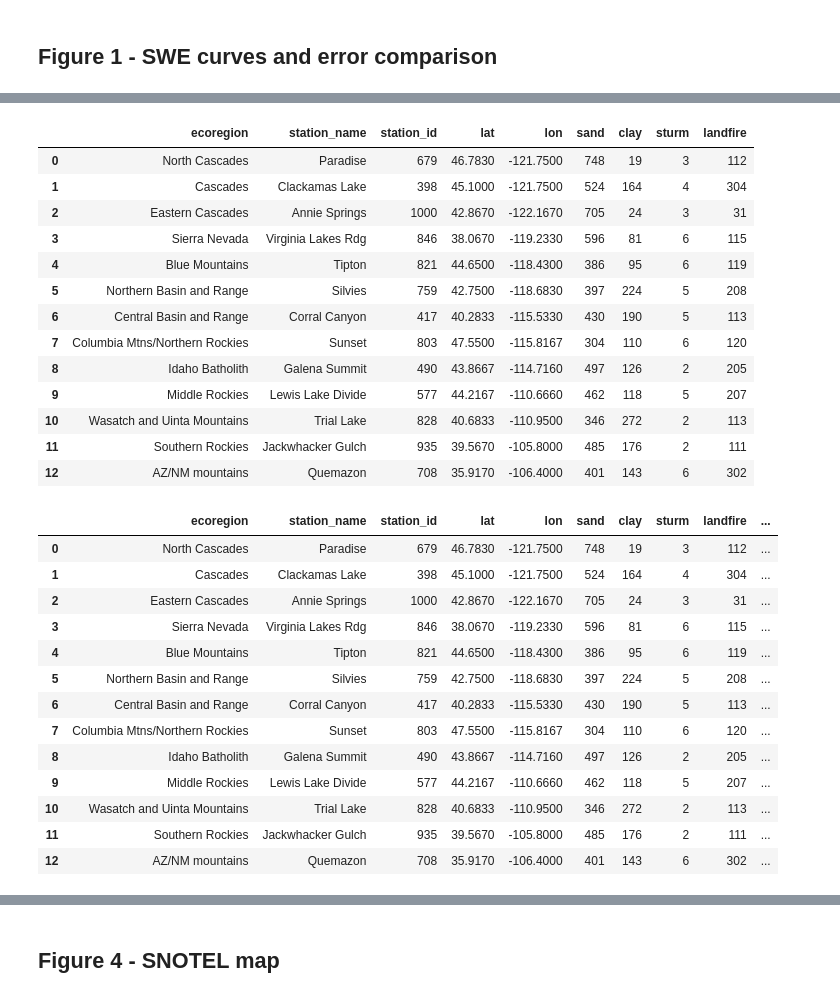
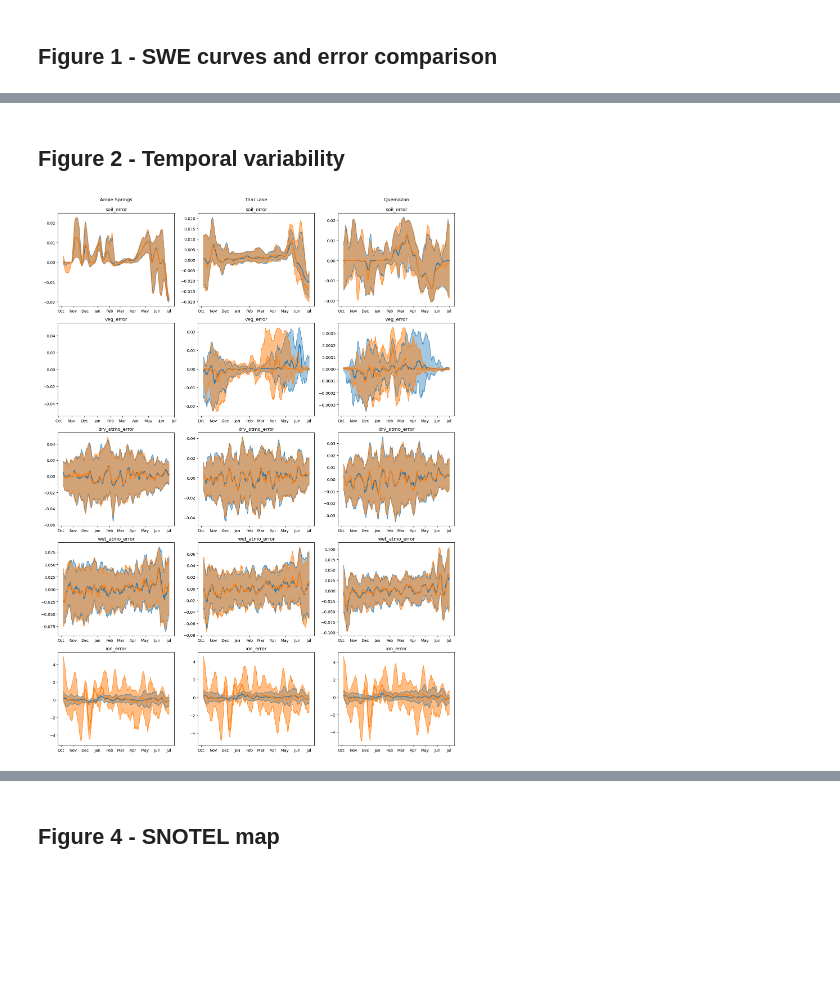
Before and after one commit to rpalomaki/SWE_error_analysis, a Jupyter notebook: ross_sandbox.ipynb, the cells around one changed output, grey strips where cells are left out. Saved outputs shown, nothing was run; the diff lists cells and outputs as text; code cells hidden in the pictures; blank space fills up the shorter version.

```diff
--- a/ross_sandbox.ipynb
+++ b/ross_sandbox.ipynb
@@ -312,42 +183,2 @@ Text(0.5, 1.0, 'Mores Creek Summit')
-# %%
-sturm = rxr.open_rasterio('../data_sandbox/swe_errors/SnowClass_NA_300m_10.0arcsec_2021_v01.0.tif')
-landfire = rxr.open_rasterio('../data_sandbox/swe_errors/LF2023_EVH_240_CONUS/Tif/LC23_EVH_240.tif')
-sites = pd.read_csv('../data_sandbox/swe_errors/snotel/fig4_sites.csv')
-sites['sturm'] = sites.apply(lambda site: int(sturm.sel(x=site['lon'], y=site['lat'], method='nearest')), axis=1)
-sites_wgs84 = gpd.GeoDataFrame(sites, geometry=gpd.points_from_xy(x=sites['lon'], y=sites['lat']), crs='epsg:4326')
-sites_nad83 = sites_wgs84.to_crs(landfire.rio.crs)
-sites['landfire'] = sites_nad83.apply(lambda site: int(landfire.sel(x=site.geometry.x, y=site.geometry.y, method='nearest')), axis=1)
-sites
-# %% [output]
-|  | ecoregion | station_name | station_id | lat | lon | sand | clay | sturm | landfire |
-| 0 | North Cascades | Paradise | 679 | 46.7830 | -121.7500 | 748 | 19 | 3 | 112 |
-| 1 | Cascades | Clackamas Lake | 398 | 45.1000 | -121.7500 | 524 | 164 | 4 | 304 |
-| 2 | Eastern Cascades | Annie Springs | 1000 | 42.8670 | -122.1670 | 705 | 24 | 3 | 31 |
-| 3 | Sierra Nevada | Virginia Lakes Rdg | 846 | 38.0670 | -119.2330 | 596 | 81 | 6 | 115 |
-| 4 | Blue Mountains | Tipton | 821 | 44.6500 | -118.4300 | 386 | 95 | 6 | 119 |
-| 5 | Northern Basin and Range | Silvies | 759 | 42.7500 | -118.6830 | 397 | 224 | 5 | 208 |
-| 6 | Central Basin and Range | Corral Canyon | 417 | 40.2833 | -115.5330 | 430 | 190 | 5 | 113 |
-| 7 | Columbia Mtns/Northern Rockies | Sunset | 803 | 47.5500 | -115.8167 | 304 | 110 | 6 | 120 |
-| 8 | Idaho Batholith | Galena Summit | 490 | 43.8667 | -114.7160 | 497 | 126 | 2 | 205 |
-| 9 | Middle Rockies | Lewis Lake Divide | 577 | 44.2167 | -110.6660 | 462 | 118 | 5 | 207 |
-| 10 | Wasatch and Uinta Mountains | Trial Lake | 828 | 40.6833 | -110.9500 | 346 | 272 | 2 | 113 |
-| 11 | Southern Rockies | Jackwhacker Gulch | 935 | 39.5670 | -105.8000 | 485 | 176 | 2 | 111 |
-| 12 | AZ/NM mountains | Quemazon | 708 | 35.9170 | -106.4000 | 401 | 143 | 6 | 302 |
-# %%
-sites['canopy_height'] = [12,0.4,0,15,19,0.8,13,20,0.5,0.7,13,11,0.2]
-sites
-# %% [output]
-|  | ecoregion | station_name | station_id | lat | lon | sand | clay | sturm | landfire | ... |
-| 0 | North Cascades | Paradise | 679 | 46.7830 | -121.7500 | 748 | 19 | 3 | 112 | ... |
-| 1 | Cascades | Clackamas Lake | 398 | 45.1000 | -121.7500 | 524 | 164 | 4 | 304 | ... |
-| 2 | Eastern Cascades | Annie Springs | 1000 | 42.8670 | -122.1670 | 705 | 24 | 3 | 31 | ... |
-| 3 | Sierra Nevada | Virginia Lakes Rdg | 846 | 38.0670 | -119.2330 | 596 | 81 | 6 | 115 | ... |
-| 4 | Blue Mountains | Tipton | 821 | 44.6500 | -118.4300 | 386 | 95 | 6 | 119 | ... |
-| 5 | Northern Basin and Range | Silvies | 759 | 42.7500 | -118.6830 | 397 | 224 | 5 | 208 | ... |
-| 6 | Central Basin and Range | Corral Canyon | 417 | 40.2833 | -115.5330 | 430 | 190 | 5 | 113 | ... |
-| 7 | Columbia Mtns/Northern Rockies | Sunset | 803 | 47.5500 | -115.8167 | 304 | 110 | 6 | 120 | ... |
-| 8 | Idaho Batholith | Galena Summit | 490 | 43.8667 | -114.7160 | 497 | 126 | 2 | 205 | ... |
-| 9 | Middle Rockies | Lewis Lake Divide | 577 | 44.2167 | -110.6660 | 462 | 118 | 5 | 207 | ... |
-| 10 | Wasatch and Uinta Mountains | Trial Lake | 828 | 40.6833 | -110.9500 | 346 | 272 | 2 | 113 | ... |
-| 11 | Southern Rockies | Jackwhacker Gulch | 935 | 39.5670 | -105.8000 | 485 | 176 | 2 | 111 | ... |
-| 12 | AZ/NM mountains | Quemazon | 708 | 35.9170 | -106.4000 | 401 | 143 | 6 | 302 | ... |
+# %% [markdown]
+## Figure 2 - Temporal variability
@@ -353,0 +254,8 @@ sites
+# %%
+fig, ax = plt.subplots(5, 3, figsize=(15,20))
+plot_temporal_variability(station_id=1000, ax=ax[:,0], return_data=False)
+plot_temporal_variability(station_id=828, ax=ax[:,1], return_data=False)
+plot_temporal_variability(station_id=708, ax=ax[:,2], return_data=False)
+plt.tight_layout()
+# %% [output]
+[figure, added]
```
Also changed, not shown: parts of 8 cells of this notebook, 1 other file.
